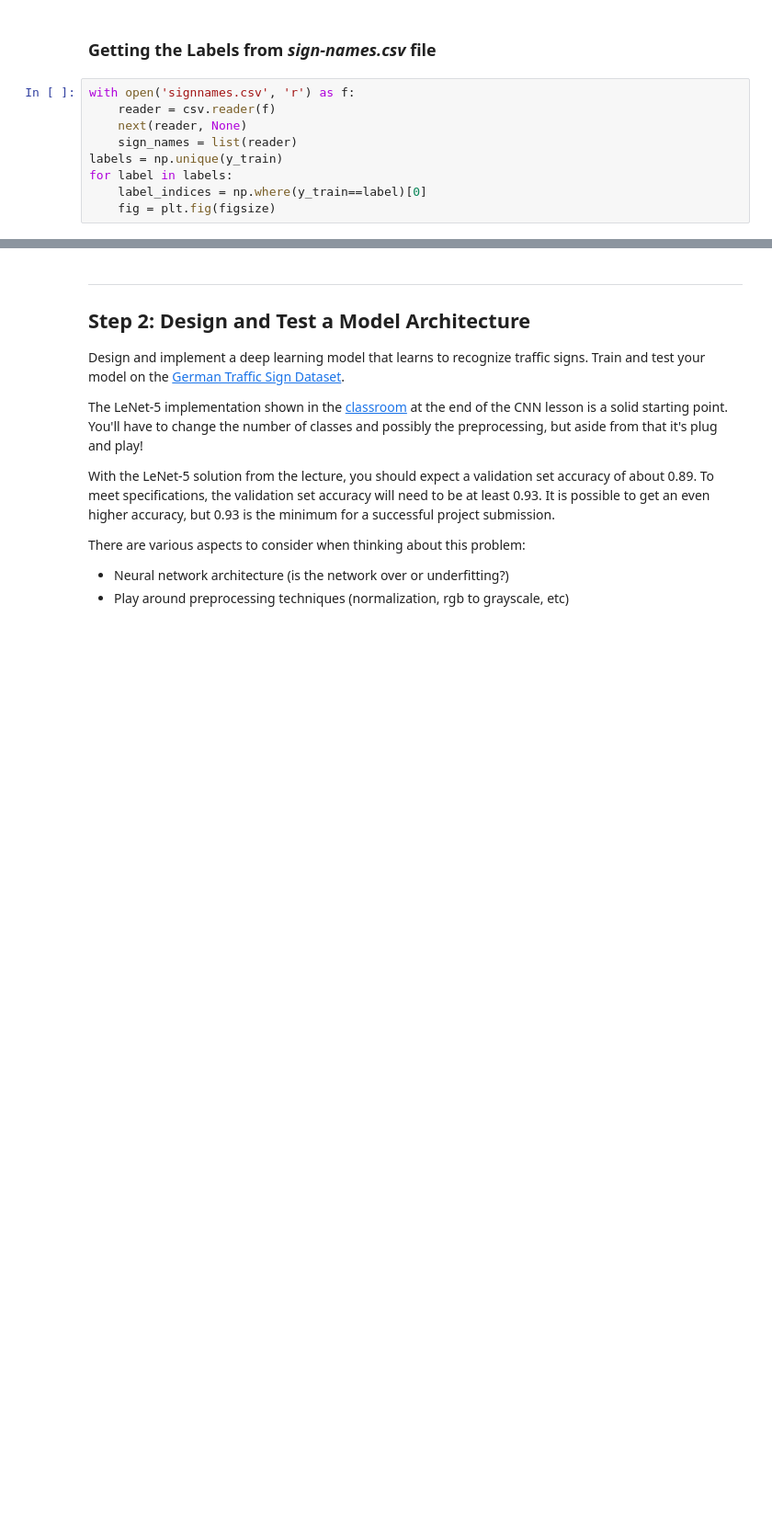
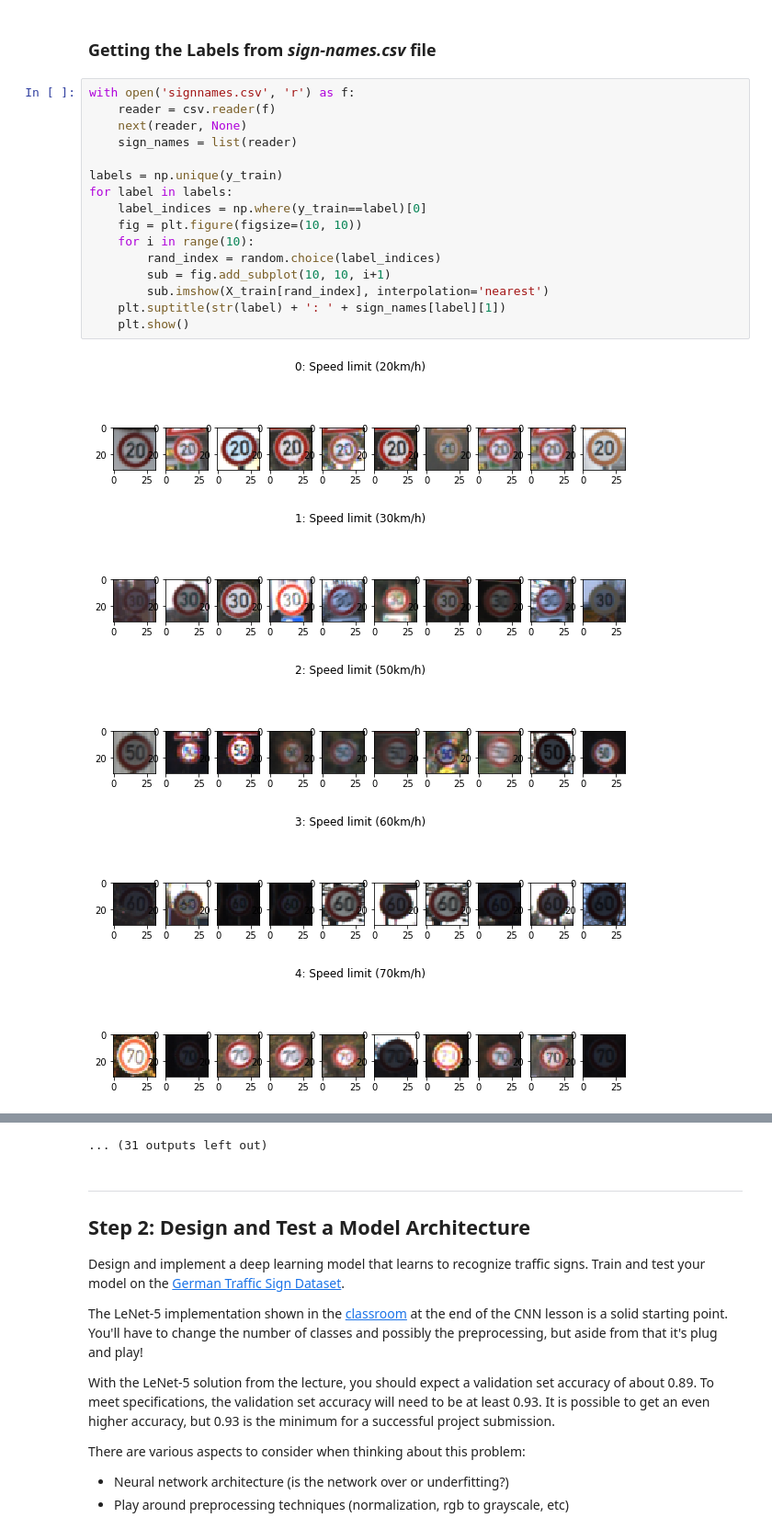
Before and after one commit to sharathsrini/Traffic-Sign-Classifier, a Jupyter notebook: Traffic_Sign_Classifier.ipynb, the cells around one changed output, grey strips where cells are left out. Shown at 92% size. Drawn from its saved outputs; the diff is of its cells as text; blank space fills up the shorter version.

```diff
--- a/Traffic_Sign_Classifier.ipynb
+++ b/Traffic_Sign_Classifier.ipynb
@@ -134,9 +163,22 @@ plt.show()
 # %%
 with open('signnames.csv', 'r') as f:
     reader = csv.reader(f)
     next(reader, None)
     sign_names = list(reader)
+
 labels = np.unique(y_train)
 for label in labels:
     label_indices = np.where(y_train==label)[0]
-    fig = plt.fig(figsize)
+    fig = plt.figure(figsize=(10, 10))
+    for i in range(10):
+        rand_index = random.choice(label_indices)
+        sub = fig.add_subplot(10, 10, i+1)
+        sub.imshow(X_train[rand_index], interpolation='nearest')
+    plt.suptitle(str(label) + ': ' + sign_names[label][1])
+    plt.show()
+# %% [output]
+[figure, added]
+[figure, added]
+[figure, added]
+[figure, added]
+[figure, added]
@@ -143,3 +192,4 @@ for label in labels:
+... (31 outputs left out)
 # %% [markdown]
 ----
 
```
Also changed, not shown: parts of 30 cells of this notebook.
